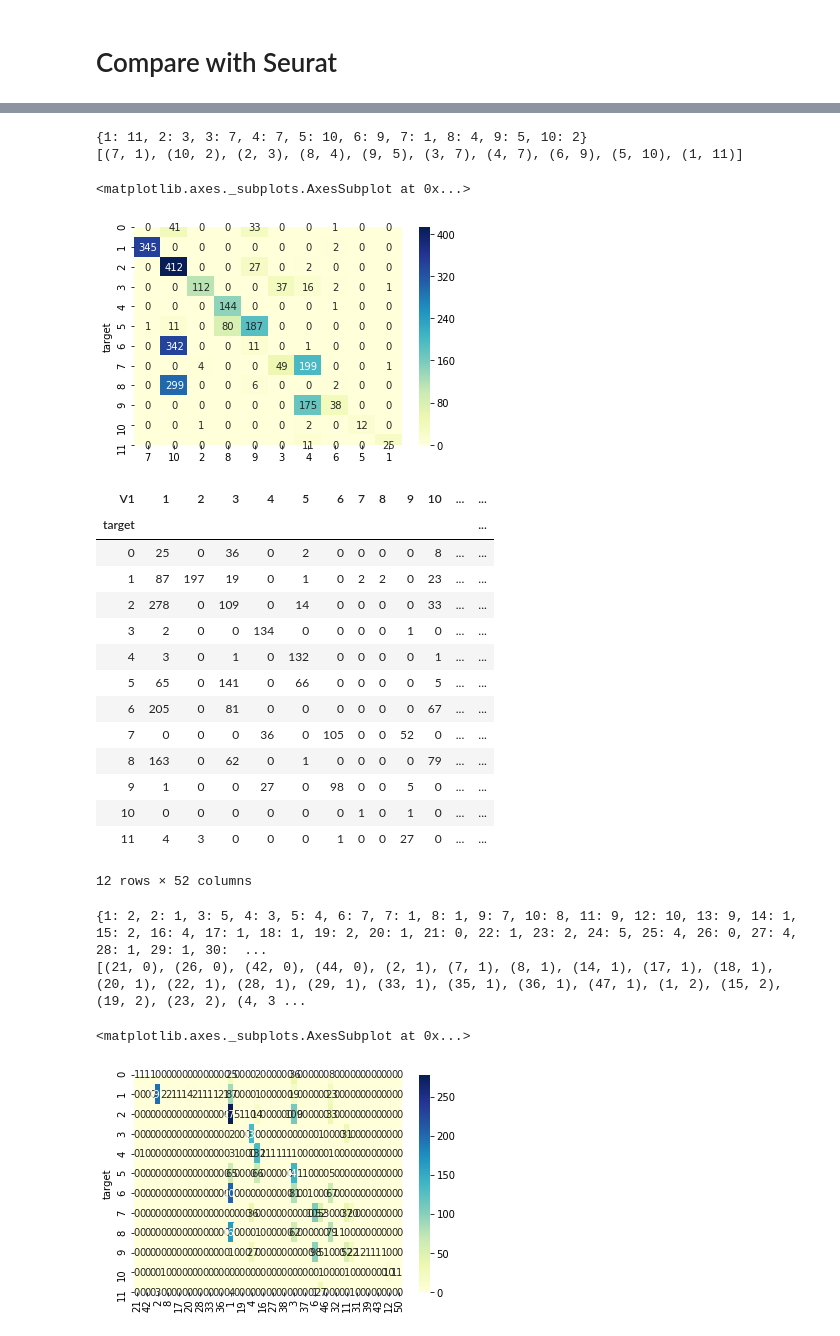
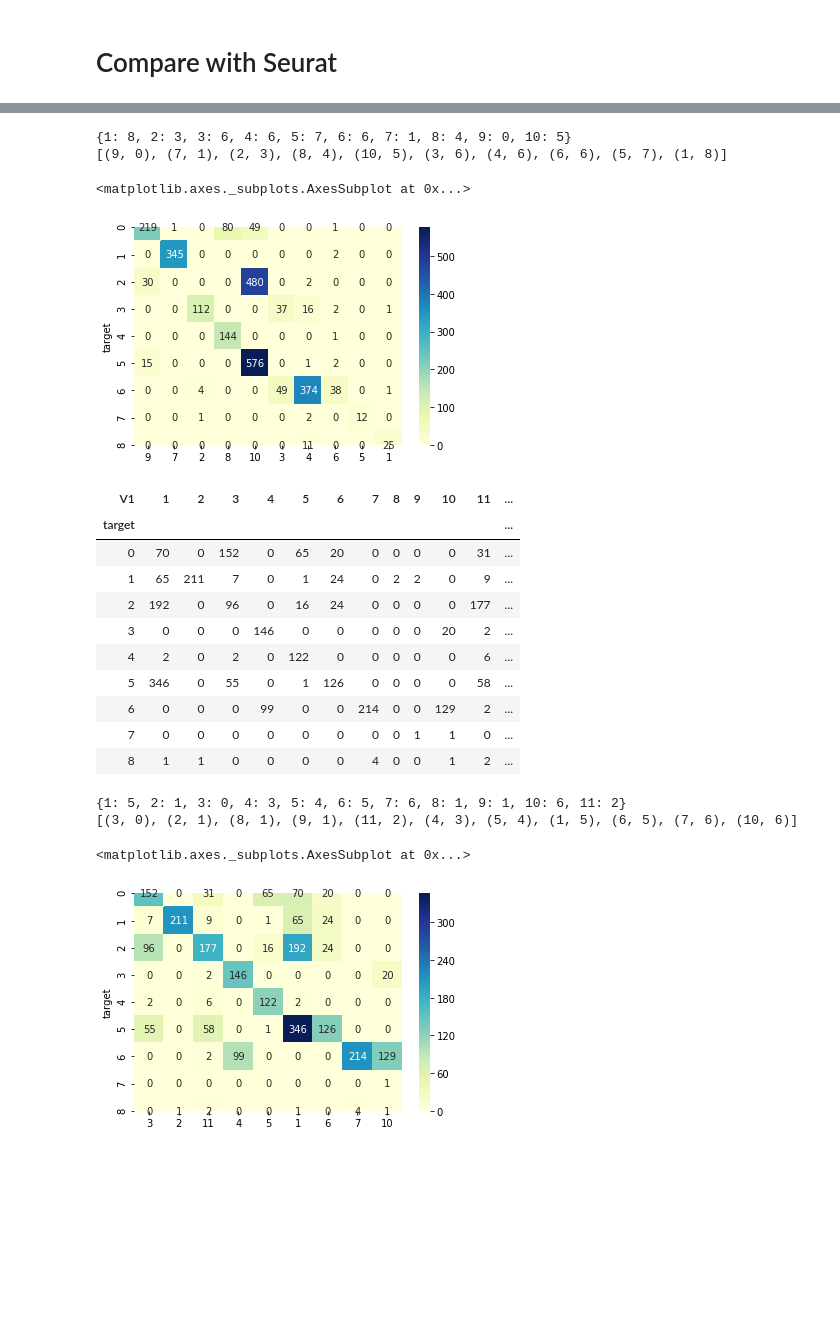
Before and after one commit to 2kjiejie/Single-Cell-RNA-seq-Benchmark, a Jupyter notebook: pbmc_orign.ipynb, the cells around one changed output, grey strips where cells are left out. Saved outputs shown, nothing was run; the diff lists cells and outputs as text; code cells hidden in the pictures; blank space fills up the shorter version.

```diff
--- a/pbmc_orign.ipynb
+++ b/pbmc_orign.ipynb
@@ -35,5 +35,5 @@ files
 # %%
-table = pd.read_csv(os.path.join(path, 'seurat-R.csv'))
+table = pd.read_csv(os.path.join(path, 'seurat-R-stan.csv'))
 table.head(10)
 # %% [output]
 |  | barcode | seurat_clusters |
@@ -231,36 +222,33 @@ df_cooc_s
 df_cooc = reorder(df_cooc)
 sns.heatmap(df_cooc, cmap="YlGnBu", annot=True, fmt="d")
 # %% [output]
-{1: 11, 2: 3, 3: 7, 4: 7, 5: 10, 6: 9, 7: 1, 8: 4, 9: 5, 10: 2}
-[(7, 1), (10, 2), (2, 3), (8, 4), (9, 5), (3, 7), (4, 7), (6, 9), (5, 10), (1, 11)]
+{1: 8, 2: 3, 3: 6, 4: 6, 5: 7, 6: 6, 7: 1, 8: 4, 9: 0, 10: 5}
+[(9, 0), (7, 1), (2, 3), (8, 4), (10, 5), (3, 6), (4, 6), (6, 6), (5, 7), (1, 8)]
 <matplotlib.axes._subplots.AxesSubplot at 0x...>
-[figure, old version]
+[figure, new version]
 # %%
-df_race = pd.crosstab(race_data['target'], race_data['V1'])
+df_race = pd.crosstab(race_data['target'], race_data[ race_data['V1']<12]['V1'])
 df_race_s = df_race.copy()
 df_race_s["sum"] = df_race.sum(axis=1)
 df_race_s
 # %% [output]
-| V1 | 1 | 2 | 3 | 4 | 5 | 6 | 7 | 8 | 9 | 10 | ... | ... |
+| V1 | 1 | 2 | 3 | 4 | 5 | 6 | 7 | 8 | 9 | 10 | 11 | ... |
 | target |  |  |  |  |  |  |  |  |  |  |  | ... |
-| 0 | 25 | 0 | 36 | 0 | 2 | 0 | 0 | 0 | 0 | 8 | ... | ... |
-| 1 | 87 | 197 | 19 | 0 | 1 | 0 | 2 | 2 | 0 | 23 | ... | ... |
-| 2 | 278 | 0 | 109 | 0 | 14 | 0 | 0 | 0 | 0 | 33 | ... | ... |
-| 3 | 2 | 0 | 0 | 134 | 0 | 0 | 0 | 0 | 1 | 0 | ... | ... |
-| 4 | 3 | 0 | 1 | 0 | 132 | 0 | 0 | 0 | 0 | 1 | ... | ... |
-| 5 | 65 | 0 | 141 | 0 | 66 | 0 | 0 | 0 | 0 | 5 | ... | ... |
-| 6 | 205 | 0 | 81 | 0 | 0 | 0 | 0 | 0 | 0 | 67 | ... | ... |
-| 7 | 0 | 0 | 0 | 36 | 0 | 105 | 0 | 0 | 52 | 0 | ... | ... |
-| 8 | 163 | 0 | 62 | 0 | 1 | 0 | 0 | 0 | 0 | 79 | ... | ... |
-| 9 | 1 | 0 | 0 | 27 | 0 | 98 | 0 | 0 | 5 | 0 | ... | ... |
-| 10 | 0 | 0 | 0 | 0 | 0 | 0 | 1 | 0 | 1 | 0 | ... | ... |
-| 11 | 4 | 3 | 0 | 0 | 0 | 1 | 0 | 0 | 27 | 0 | ... | ... |
+| 0 | 70 | 0 | 152 | 0 | 65 | 20 | 0 | 0 | 0 | 0 | 31 | ... |
+| 1 | 65 | 211 | 7 | 0 | 1 | 24 | 0 | 2 | 2 | 0 | 9 | ... |
+| 2 | 192 | 0 | 96 | 0 | 16 | 24 | 0 | 0 | 0 | 0 | 177 | ... |
+| 3 | 0 | 0 | 0 | 146 | 0 | 0 | 0 | 0 | 0 | 20 | 2 | ... |
+| 4 | 2 | 0 | 2 | 0 | 122 | 0 | 0 | 0 | 0 | 0 | 6 | ... |
+| 5 | 346 | 0 | 55 | 0 | 1 | 126 | 0 | 0 | 0 | 0 | 58 | ... |
+| 6 | 0 | 0 | 0 | 99 | 0 | 0 | 214 | 0 | 0 | 129 | 2 | ... |
+| 7 | 0 | 0 | 0 | 0 | 0 | 0 | 0 | 0 | 1 | 1 | 0 | ... |
+| 8 | 1 | 1 | 0 | 0 | 0 | 0 | 4 | 0 | 0 | 1 | 2 | ... |
-12 rows × 52 columns
 # %%
 df_race = reorder(df_race)
+df_race = df_race.drop(columns = [8,9])
 sns.heatmap(df_race, cmap="YlGnBu", annot=True, fmt="d")
 # %% [output]
-{1: 2, 2: 1, 3: 5, 4: 3, 5: 4, 6: 7, 7: 1, 8: 1, 9: 7, 10: 8, 11: 9, 12: 10, 13: 9, 14: 1, 15: 2, 16: 4, 17: 1, 18: 1, 19: 2, 20: 1, 21: 0, 22: 1, 23: 2, 24: 5, 25: 4, 26: 0, 27: 4, 28: 1, 29: 1, 30:  ...
-[(21, 0), (26, 0), (42, 0), (44, 0), (2, 1), (7, 1), (8, 1), (14, 1), (17, 1), (18, 1), (20, 1), (22, 1), (28, 1), (29, 1), (33, 1), (35, 1), (36, 1), (47, 1), (1, 2), (15, 2), (19, 2), (23, 2), (4, 3 ...
+{1: 5, 2: 1, 3: 0, 4: 3, 5: 4, 6: 5, 7: 6, 8: 1, 9: 1, 10: 6, 11: 2}
+[(3, 0), (2, 1), (8, 1), (9, 1), (11, 2), (4, 3), (5, 4), (1, 5), (6, 5), (7, 6), (10, 6)]
 <matplotlib.axes._subplots.AxesSubplot at 0x...>
-[figure, old version]
+[figure, new version]
```
Also changed, not shown: parts of 26 cells of this notebook, 5 other files.
